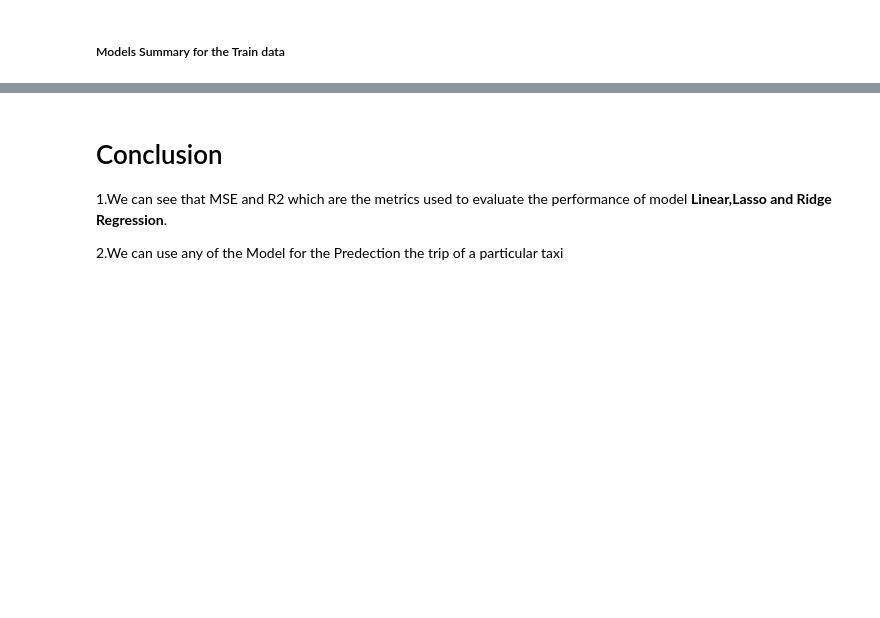
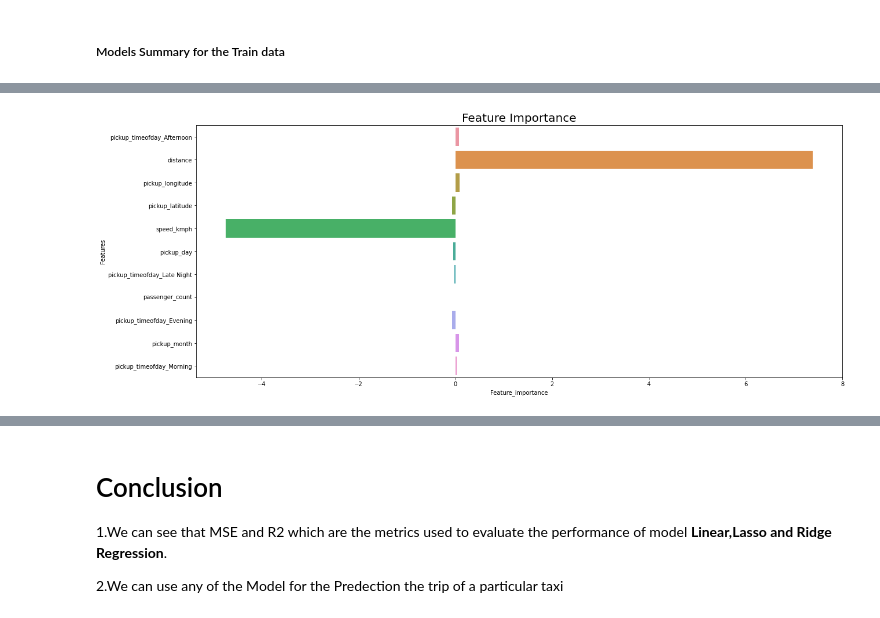
Before and after one commit to AkshaySaini25/NYC-Taxi-Trip-Time-Prediction, a Jupyter notebook: NYC_Taxi_Trip_Time_Prediction_Capstone_Project.ipynb, the cells around one changed output, grey strips where cells are left out. Saved outputs shown, nothing was run; the diff lists cells and outputs as text; code cells hidden in the pictures; blank space fills up the shorter version.

```diff
--- a/NYC_Taxi_Trip_Time_Prediction_Capstone_Project.ipynb
+++ b/NYC_Taxi_Trip_Time_Prediction_Capstone_Project.ipynb
@@ -783,3 +818,8 @@ Test R2 : 0.9191165974244139
 models=['Linear Regression','Lasso Regression','Ridge Regression']
 train_mse=[lr_train_mse, lasso_train_mse, ridge_train_mse]
 train_r2=[lr_train_r2, lasso_train_r2, ridge_train_r2]
+# %%
+
+importance_df= pd.DataFrame({'Features': independent,
+                             'Feature_importance': list(ridge_regressor.best_estimator_.coef_)})
+importance_df
@@ -786,3 +839,10 @@ train_r2=[lr_train_r2, lasso_train_r2, ridge_train_r2]
+# %%
+plt.figure(figsize=(20,8))
+plt.title('Feature Importance', fontsize=20)
+sns.barplot(x="Feature_importance",y='Features', data=importance_df, orient = 'h')
+plt.show()
+# %% [output]
+[figure, added]
 # %%
 test_mse= [lr_test_mse, lasso_test_mse, ridge_test_mse]
 test_r2= [lr_test_r2, lasso_test_r2, ridge_test_r2]
```
Also changed, not shown: parts of 40 cells of this notebook.
